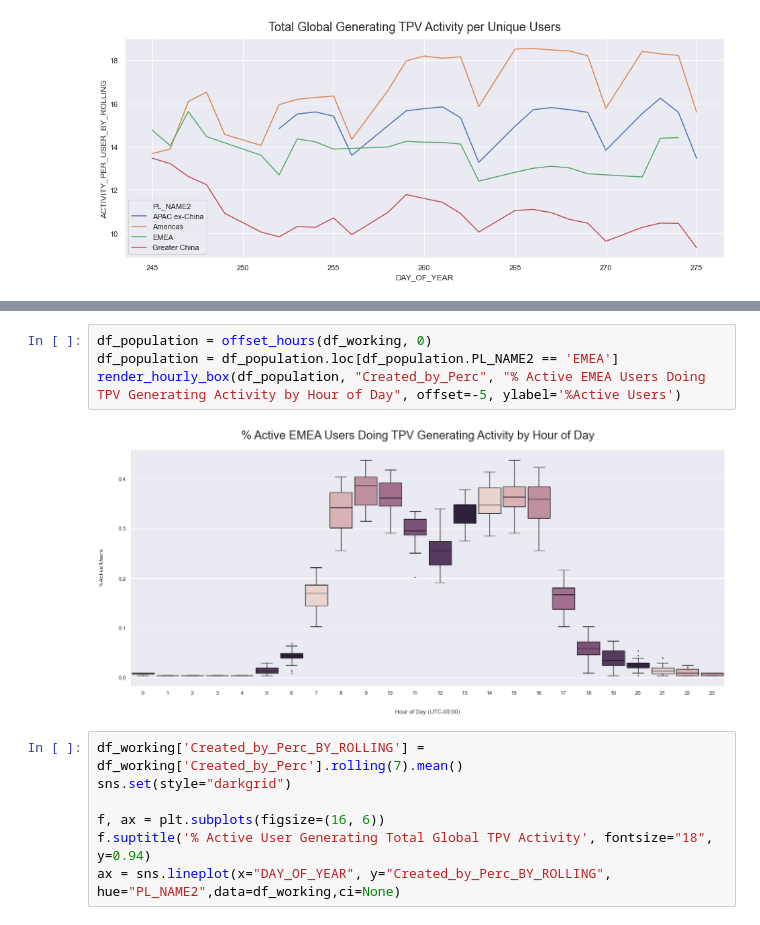
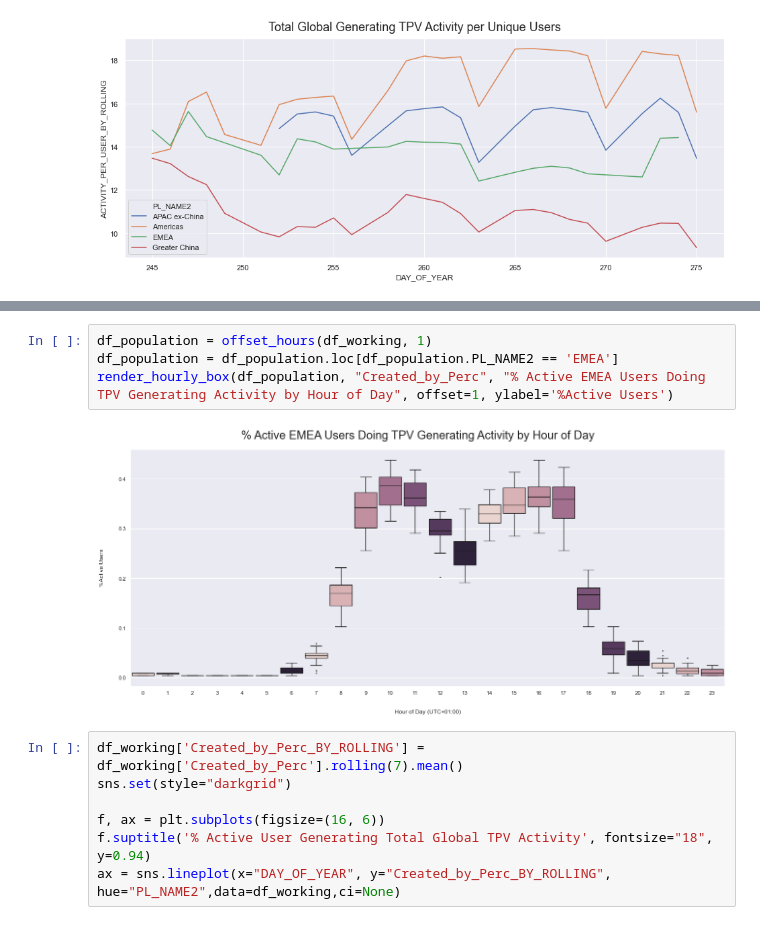
Before and after one commit to CocoZHG611/GC-Data-and-Analytics, a Jupyter notebook: User Activity Hourly.ipynb, the cells around one changed output, grey strips where cells are left out. Cells and saved outputs as stored; diff of their text form.

```diff
--- a/User Activity Hourly.ipynb
+++ b/User Activity Hourly.ipynb
@@ -497,9 +497,9 @@ render_hourly_box(df_population, "Created_by_Perc", "% Active Greater China User
 # %%
-df_population = offset_hours(df_working, 0)
+df_population = offset_hours(df_working, 1)
 df_population = df_population.loc[df_population.PL_NAME2 == 'EMEA']
-render_hourly_box(df_population, "Created_by_Perc", "% Active EMEA Users Doing TPV Generating Activity by Hour of Day", offset=-5, ylabel='%Active Users')
+render_hourly_box(df_population, "Created_by_Perc", "% Active EMEA Users Doing TPV Generating Activity by Hour of Day", offset=1, ylabel='%Active Users')
 # %% [output]
-[figure, old version]
+[figure, new version]
 # %%
 df_working['Created_by_Perc_BY_ROLLING'] = df_working['Created_by_Perc'].rolling(7).mean()
 sns.set(style="darkgrid")
```
Also changed, not shown: parts of 5 cells of this notebook.
